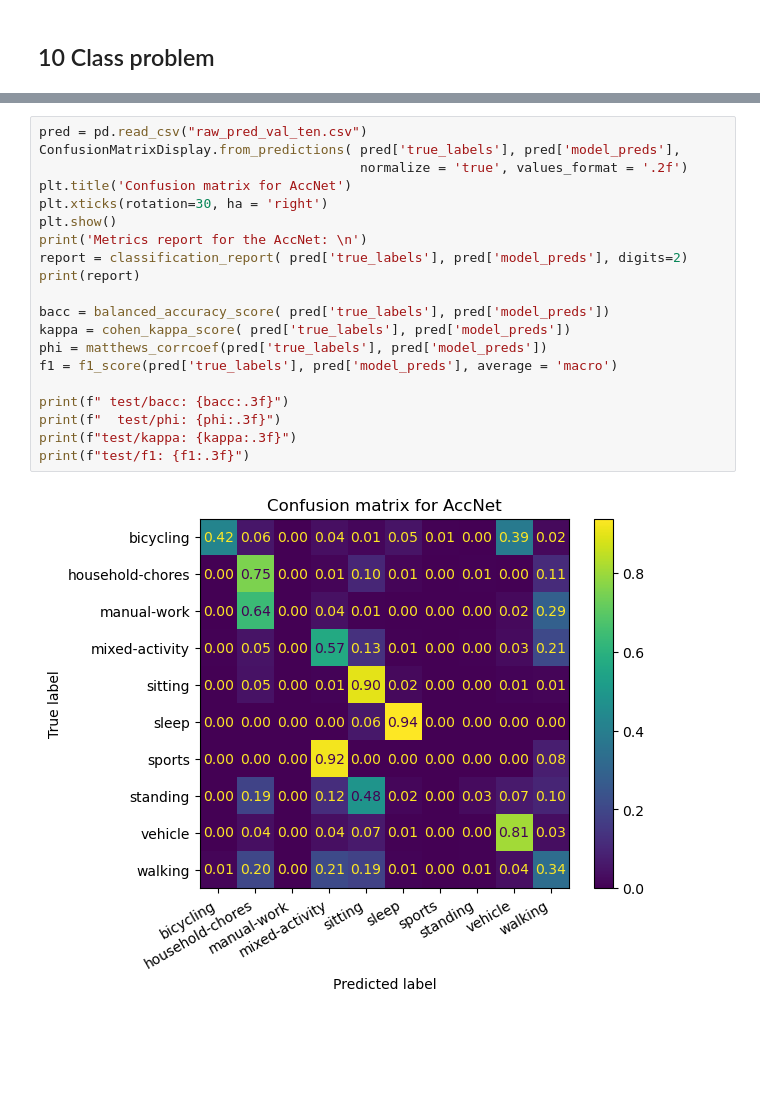
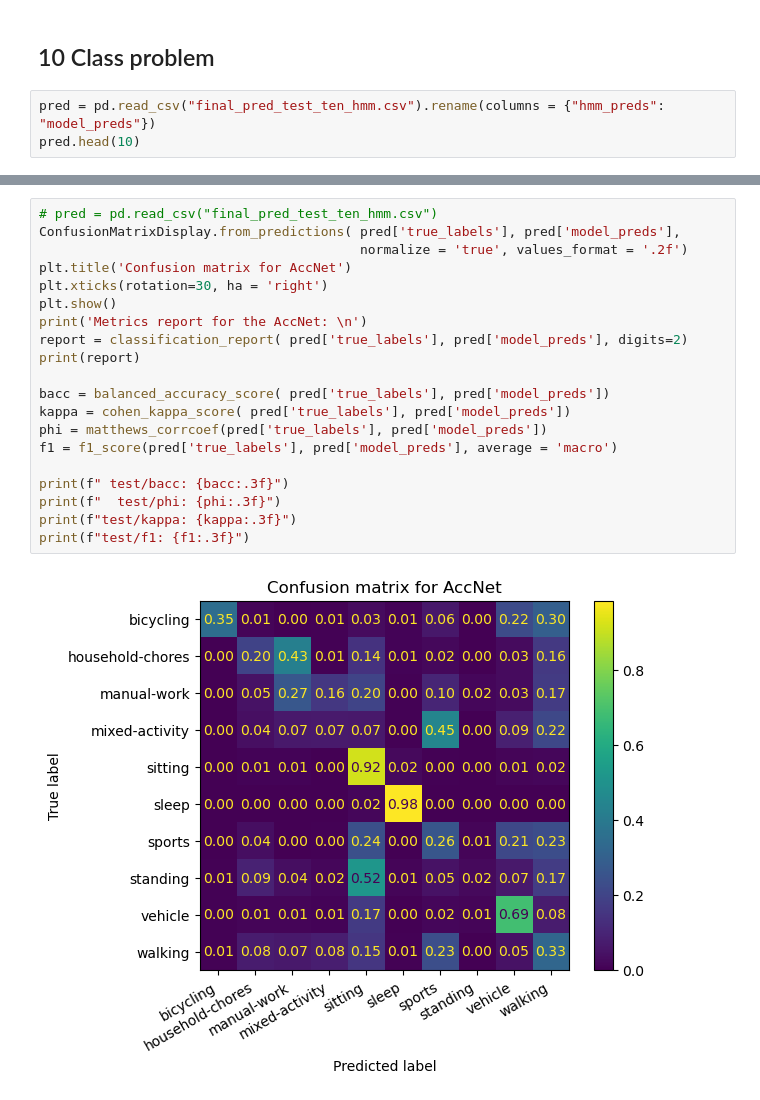
Before and after one commit to finlayscheib/capture24, a Jupyter notebook: Deep_models.ipynb, the cells around one changed output, grey strips where cells are left out. Saved outputs shown, nothing was run; the diff lists cells and outputs as text; blank space fills up the shorter version.

```diff
--- a/Deep_models.ipynb
+++ b/Deep_models.ipynb
@@ -245,2 +250,5 @@ test/f1: 0.815
 # %% [markdown]
 ## 10 Class problem
+# %%
+pred = pd.read_csv("final_pred_test_ten_hmm.csv").rename(columns = {"hmm_preds": "model_preds"})
+pred.head(10)
@@ -247,23 +267,23 @@ test/f1: 0.815
 # %%
-pred = pd.read_csv("raw_pred_val_ten.csv")
+# pred = pd.read_csv("final_pred_test_ten_hmm.csv")
 ConfusionMatrixDisplay.from_predictions( pred['true_labels'], pred['model_preds'],
                                          normalize = 'true', values_format = '.2f')
 plt.title('Confusion matrix for AccNet')
 plt.xticks(rotation=30, ha = 'right')
 plt.show()
 print('Metrics report for the AccNet: \n')
 report = classification_report( pred['true_labels'], pred['model_preds'], digits=2)
 print(report)
 
 bacc = balanced_accuracy_score( pred['true_labels'], pred['model_preds'])
 kappa = cohen_kappa_score( pred['true_labels'], pred['model_preds'])
 phi = matthews_corrcoef(pred['true_labels'], pred['model_preds'])
 f1 = f1_score(pred['true_labels'], pred['model_preds'], average = 'macro')
 
 print(f" test/bacc: {bacc:.3f}")
 print(f"  test/phi: {phi:.3f}")
 print(f"test/kappa: {kappa:.3f}")
 print(f"test/f1: {f1:.3f}")
 # %% [output]
-[figure, old version]
+[figure, new version]
 Metrics report for the AccNet:
```
Also changed, not shown: parts of 10 cells of this notebook, 2 other files.
